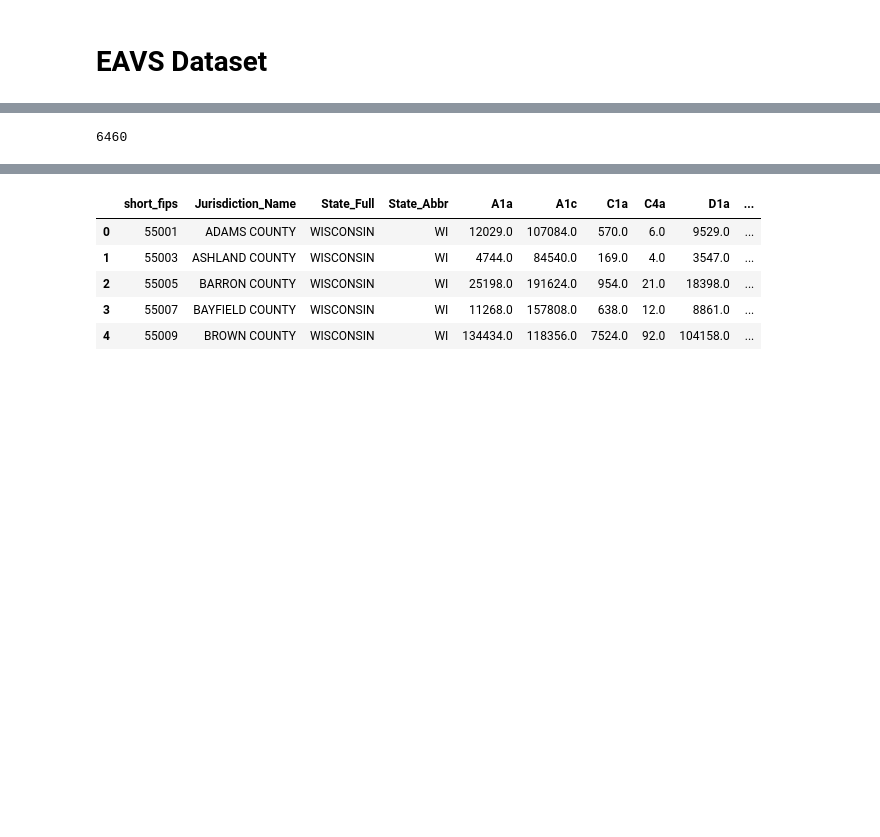
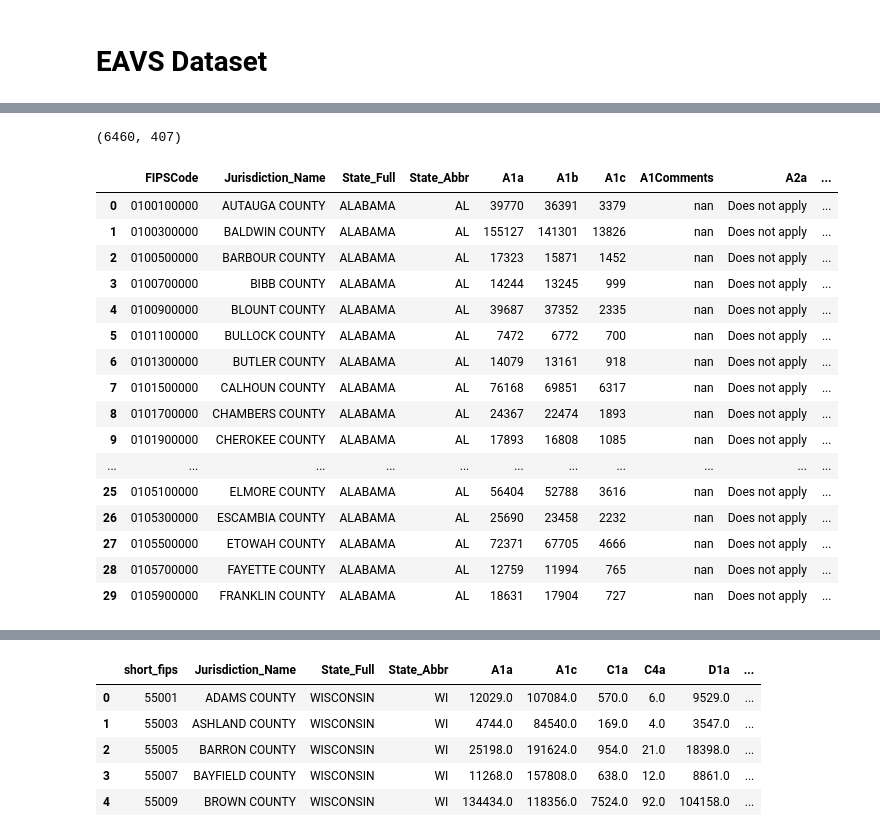
Before and after one commit to dssg/voter-protection, a Jupyter notebook: data/risk_processing_public.ipynb, the cells around one changed output, grey strips where cells are left out. Saved outputs shown, nothing was run; the diff lists cells and outputs as text; code cells hidden in the pictures; blank space fills up the shorter version.

```diff
--- a/data/risk_processing_public.ipynb
+++ b/data/risk_processing_public.ipynb
@@ -193,12 +187,28 @@ For early voting (D7)
 # %%
-#df = pd.read_excel('../DATA/EAVS_2018_for_Public_Release.xlsx')
-df = pd.read_excel(data_root +'EAVS_2018_for_Public_Release_Updates.xlsx', dtype=str)
+eavs = pd.read_excel(data_root +'EAVS_2018_for_Public_Release_Updates.xlsx', dtype=str)
 
 #eXPLORE
-print(df.shape)
-df.describe()
-df.head(30)
+print(eavs.shape)
+eavs.describe()
+eavs.head(30)
 # %% [output]
-6460
+(6460, 407)
+|  | FIPSCode | Jurisdiction_Name | State_Full | State_Abbr | A1a | A1b | A1c | A1Comments | A2a | ... |
+| 0 | 0100100000 | AUTAUGA COUNTY | ALABAMA | AL | 39770 | 36391 | 3379 | nan | Does not apply | ... |
+| 1 | 0100300000 | BALDWIN COUNTY | ALABAMA | AL | 155127 | 141301 | 13826 | nan | Does not apply | ... |
+| 2 | 0100500000 | BARBOUR COUNTY | ALABAMA | AL | 17323 | 15871 | 1452 | nan | Does not apply | ... |
+| 3 | 0100700000 | BIBB COUNTY | ALABAMA | AL | 14244 | 13245 | 999 | nan | Does not apply | ... |
+| 4 | 0100900000 | BLOUNT COUNTY | ALABAMA | AL | 39687 | 37352 | 2335 | nan | Does not apply | ... |
+| 5 | 0101100000 | BULLOCK COUNTY | ALABAMA | AL | 7472 | 6772 | 700 | nan | Does not apply | ... |
+| 6 | 0101300000 | BUTLER COUNTY | ALABAMA | AL | 14079 | 13161 | 918 | nan | Does not apply | ... |
+| 7 | 0101500000 | CALHOUN COUNTY | ALABAMA | AL | 76168 | 69851 | 6317 | nan | Does not apply | ... |
+| 8 | 0101700000 | CHAMBERS COUNTY | ALABAMA | AL | 24367 | 22474 | 1893 | nan | Does not apply | ... |
+| 9 | 0101900000 | CHEROKEE COUNTY | ALABAMA | AL | 17893 | 16808 | 1085 | nan | Does not apply | ... |
+| ... | ... | ... | ... | ... | ... | ... | ... | ... | ... | ... |
+| 25 | 0105100000 | ELMORE COUNTY | ALABAMA | AL | 56404 | 52788 | 3616 | nan | Does not apply | ... |
+| 26 | 0105300000 | ESCAMBIA COUNTY | ALABAMA | AL | 25690 | 23458 | 2232 | nan | Does not apply | ... |
+| 27 | 0105500000 | ETOWAH COUNTY | ALABAMA | AL | 72371 | 67705 | 4666 | nan | Does not apply | ... |
+| 28 | 0105700000 | FAYETTE COUNTY | ALABAMA | AL | 12759 | 11994 | 765 | nan | Does not apply | ... |
+| 29 | 0105900000 | FRANKLIN COUNTY | ALABAMA | AL | 18631 | 17904 | 727 | nan | Does not apply | ... |
 # %%
 #How many municipalities per each state?
```
Also changed, not shown: parts of 37 cells of this notebook.
